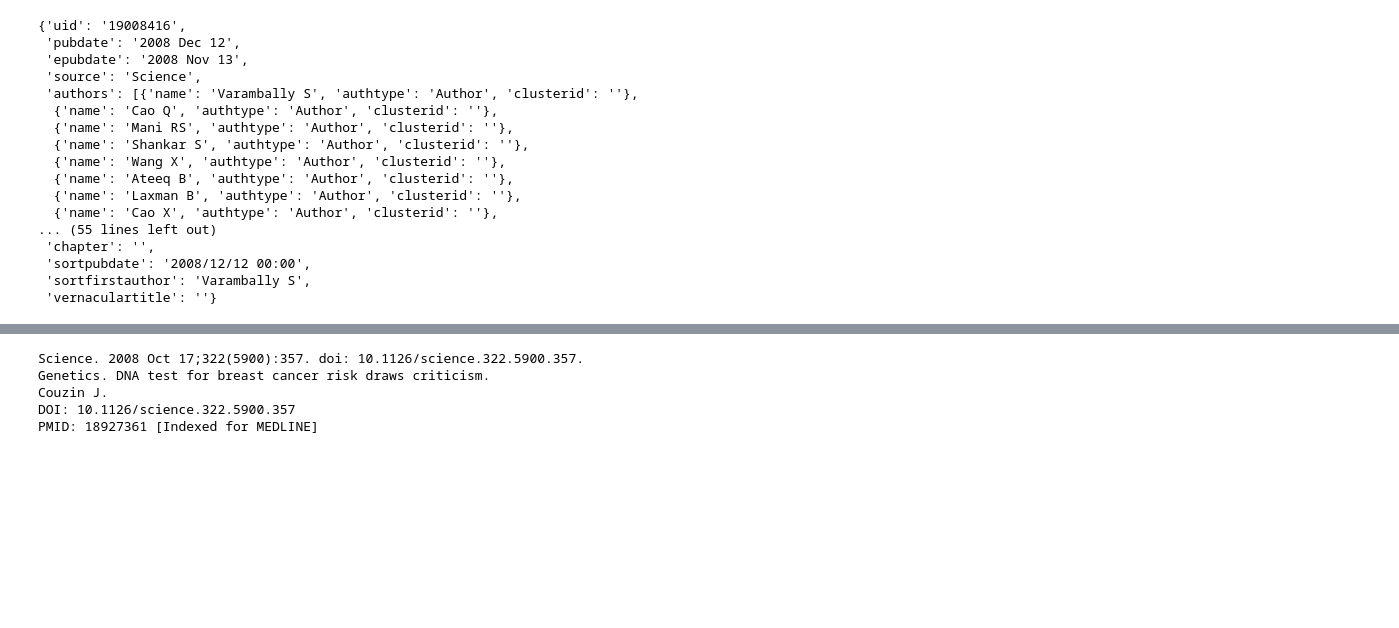
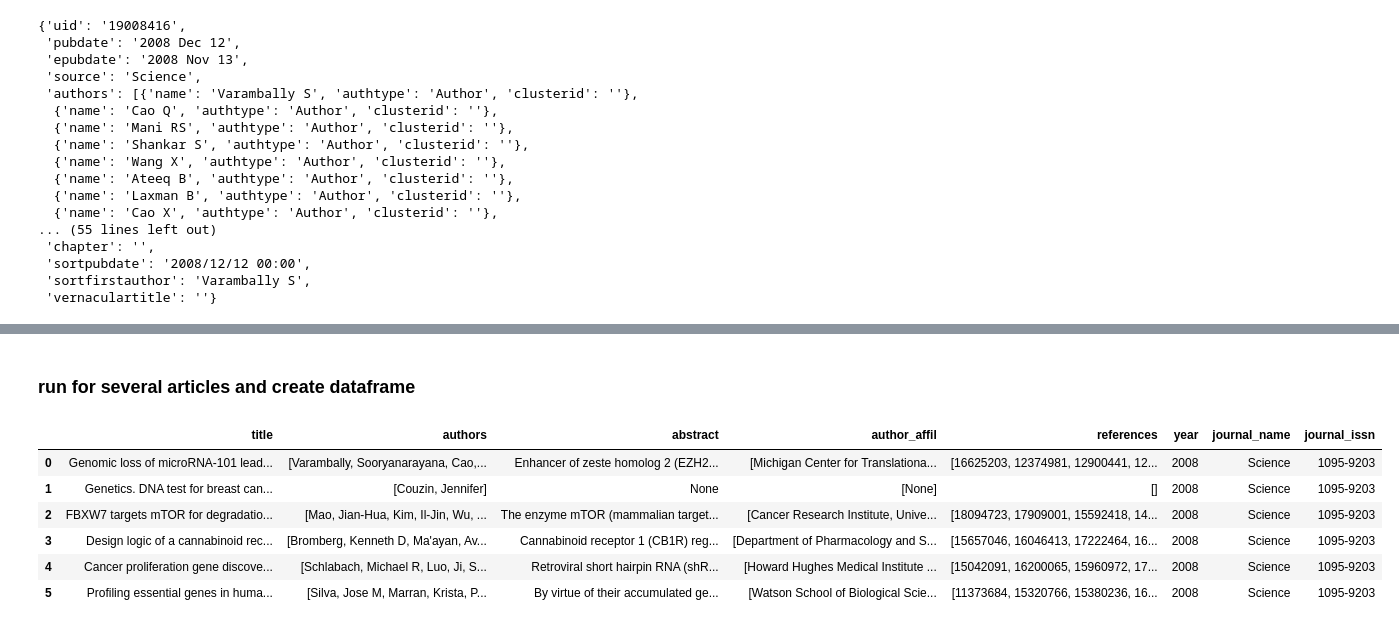
Before and after one commit to thisspider/reviewerSelection, a Jupyter notebook: notebooks/pubmed_api.ipynb, the cells around one changed output, grey strips where cells are left out. Drawn from its saved outputs; the diff is of its cells as text; code cells hidden in the pictures; blank space fills up the shorter version.

```diff
--- a/notebooks/pubmed_api.ipynb
+++ b/notebooks/pubmed_api.ipynb
@@ -129,10 +153,9 @@ extract_authors(root)
 # %%
-def extract_references(root):
+def get_ref_pmids(article):
     refs = []
-    for ref in root.find('.//ReferenceList'):
-        if ref.find('.//ArticleId') is not None:
-            if ref.find('.//ArticleId').attrib['IdType']=='pubmed':
-                refs.append(ref.find('.//ArticleId').text)
+    if article.find('.//ReferenceList') is not None:
+        for ref in article.find('.//ReferenceList'):
+            if ref.find('.//ArticleId') is not None:
+                if ref.find('.//ArticleId').attrib['IdType']=='pubmed':
+                    refs.append(ref.find('.//ArticleId').text)
     return refs
-
-extract_references(root)
@@ -239,9 +162,37 @@ build_df(res)
-# %%
-for i in tmp:
-    print(i)
-# %% [output]
-Science. 2008 Oct 17;322(5900):357. doi: 10.1126/science.322.5900.357.
-Genetics. DNA test for breast cancer risk draws criticism.
-Couzin J.
-DOI: 10.1126/science.322.5900.357
-PMID: 18927361 [Indexed for MEDLINE]
+# %%
+def get_journal_name(article):
+    """Return journal name"""
+    return text_or_none(article.find('.//Article/Journal/ISOAbbreviation'))
+# %%
+def get_journal_issn(article):
+    """Return journal ISSN"""
+    return text_or_none(article.find('.//Article/Journal/ISSN'))
+# %% [markdown]
+### run for several articles and create dataframe
+# %%
+import pandas as pd
+
+root = ET.fromstring(res)
+# %%
+def create_ref_df(root):
+    return pd.DataFrame({
+        "title" : [get_title(article) for article in root],
+        "authors":  [get_authors(article) for article in root],
+        "abstract": [get_abstract(article) for article in root],
+        "authors": [get_authors(article) for article in root],
+        "author_affil": [get_author_affiliations(article) for article in root],
+        "references": [get_ref_pmids(article) for article in root],
+        "year": [get_pubyear(article) for article in root],
+        "journal_name": [get_journal_name(article) for article in root],
+        "journal_issn": [get_journal_issn(article) for article in root]
+    })
+
+create_ref_df(root)
+# %% [output]
+|  | title | authors | abstract | author_affil | references | year | journal_name | journal_issn |
+| 0 | Genomic loss of microRNA-101 lead... | [Varambally, Sooryanarayana, Cao,... | Enhancer of zeste homolog 2 (EZH2... | [Michigan Center for Translationa... | [16625203, 12374981, 12900441, 12... | 2008 | Science | 1095-9203 |
+| 1 | Genetics. DNA test for breast can... | [Couzin, Jennifer] | None | [None] | [] | 2008 | Science | 1095-9203 |
+| 2 | FBXW7 targets mTOR for degradatio... | [Mao, Jian-Hua, Kim, Il-Jin, Wu, ... | The enzyme mTOR (mammalian target... | [Cancer Research Institute, Unive... | [18094723, 17909001, 15592418, 14... | 2008 | Science | 1095-9203 |
+| 3 | Design logic of a cannabinoid rec... | [Bromberg, Kenneth D, Ma'ayan, Av... | Cannabinoid receptor 1 (CB1R) reg... | [Department of Pharmacology and S... | [15657046, 16046413, 17222464, 16... | 2008 | Science | 1095-9203 |
+| 4 | Cancer proliferation gene discove... | [Schlabach, Michael R, Luo, Ji, S... | Retroviral short hairpin RNA (shR... | [Howard Hughes Medical Institute ... | [15042091, 16200065, 15960972, 17... | 2008 | Science | 1095-9203 |
+| 5 | Profiling essential genes in huma... | [Silva, Jose M, Marran, Krista, P... | By virtue of their accumulated ge... | [Watson School of Biological Scie... | [11373684, 15320766, 15380236, 16... | 2008 | Science | 1095-9203 |
```
Also changed, not shown: parts of 21 cells of this notebook, 1 other file.
